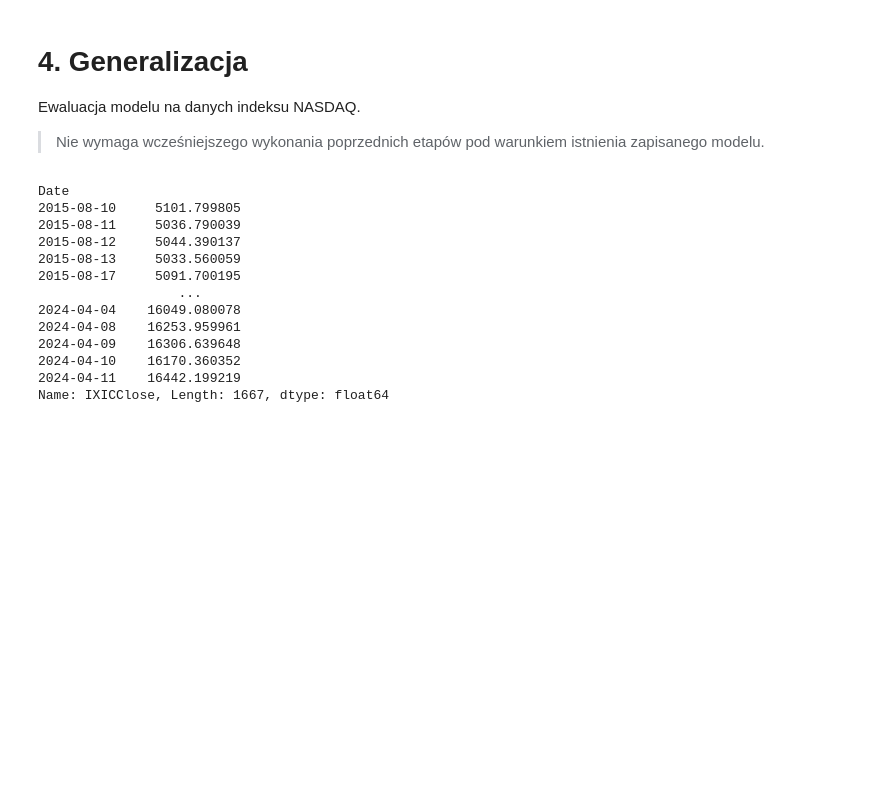
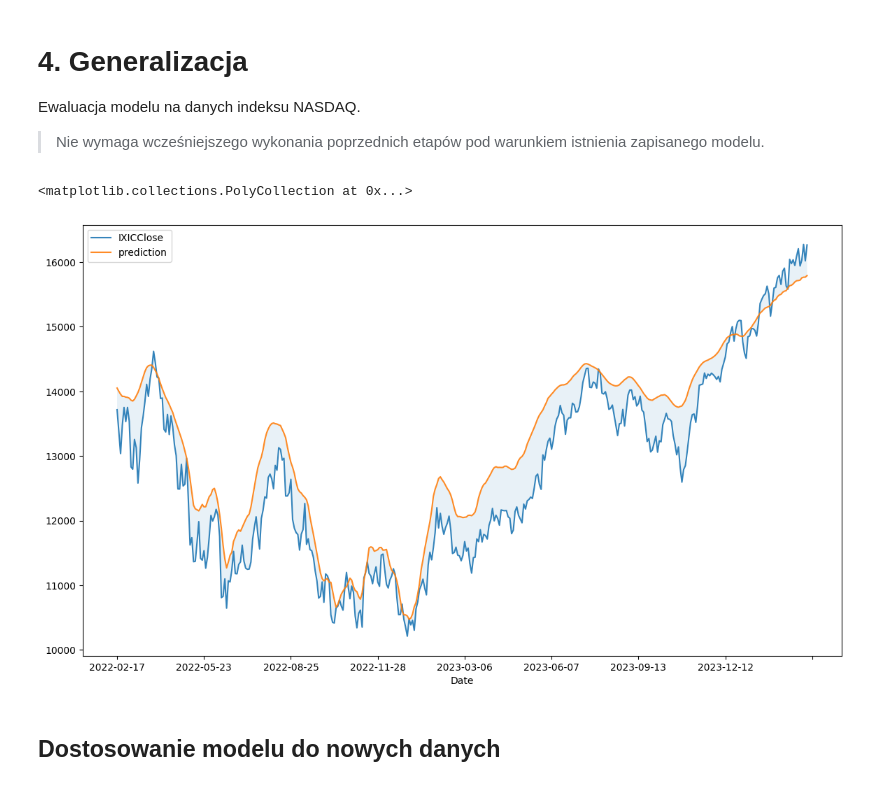
Before and after one commit to Maciej-GBS/SIML-UE, a Jupyter notebook: Projekt.ipynb, the cells around one changed output. Cells and saved outputs as stored; diff of their text form; code cells hidden in the pictures; blank space fills up the shorter version.

Commit message:
added IXIC prediction

```diff
--- a/Projekt.ipynb
+++ b/Projekt.ipynb
@@ -406,39 +407,37 @@ plt.fill_between(btc.index, btc['prediction'], btc['btcusd_dClose'], alpha=0.1)
 # %% [markdown]
 ## Zapis do pliku
 # %%
+import json
+
 model_json = model.to_json()
 with open("model.json", "w") as json_file:
     json_file.write(model_json)
+with open('params.json', 'w') as json_file:
+    json_file.write(json.dumps(best_params))
 model.save_weights("model.h5")
 # %% [markdown]
 # 4. Generalizacja
 Ewaluacja modelu na danych indeksu NASDAQ.
 
 > Nie wymaga wcześniejszego wykonania poprzednich etapów pod warunkiem istnienia zapisanego modelu.
+# %%
+from tensorflow.keras.models import model_from_json
+import json
+
+with open('model.json', 'r') as json_file:
+    loaded_model_json = json_file.read()
+with open('params.json', 'r') as json_file:
+    loaded_params = json.loads(json_file.read())
+model = model_from_json(loaded_model_json)
+model.load_weights("model.h5")
 # %%
 from siml_data import Featureset
 
 feature_loader = Featureset()
 df = feature_loader.get()
-# %%
-df['IXICClose']
-# %% [output]
-Date
-2015-08-10     5101.799805
-2015-08-11     5036.790039
-2015-08-12     5044.390137
-2015-08-13     5033.560059
-2015-08-17     5091.700195
-                  ...
-2024-04-04    16049.080078
-2024-04-08    16253.959961
-2024-04-09    16306.639648
-2024-04-10    16170.360352
-2024-04-11    16442.199219
-Name: IXICClose, Length: 1667, dtype: float64
 # %%
 from siml_pipeline import SingleFeaturePipeline
 ONE_FEATURE = 1
 
-sp = SingleFeaturePipeline()
+sp = SingleFeaturePipeline(num_days=loaded_params['num_days'], look_ahead=loaded_params['look_ahead'])
 X_train, X_test, Y_train, Y_test = sp.process(df['IXICClose'])
@@ -452,0 +444,15 @@ loaded_model.load_weights("./testowanie/model.h5")
+# %%
+AHEAD = 0
+y_hat = sp.restore(model.predict(X_test))
+ixic_hat = y_hat[:,AHEAD].ravel()
+# Y data vector is truncated depending on the num_days, so it is needed to manually offset this
+ixic_hat = pd.Series(ixic_hat, name='prediction', index=df.index[-len(ixic_hat)+AHEAD-sp.num_days:AHEAD-sp.num_days])
+# %%
+ixic = pd.concat([df['IXICClose'], ixic_hat], axis=1).dropna()
+ixic.plot(figsize=(14,8), style='-', alpha=0.9)
+plt.fill_between(ixic.index, ixic['prediction'], ixic['IXICClose'], alpha=0.1)
+# %% [output]
+<matplotlib.collections.PolyCollection at 0x...>
+[figure, added]
+# %% [markdown]
+## Dostosowanie modelu do nowych danych
```
Also changed, not shown: parts of 5 cells of this notebook, 1 other file.
